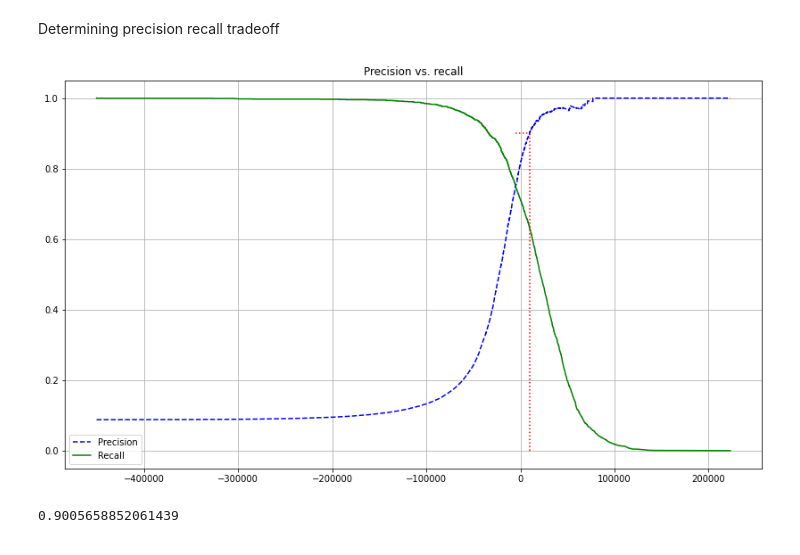
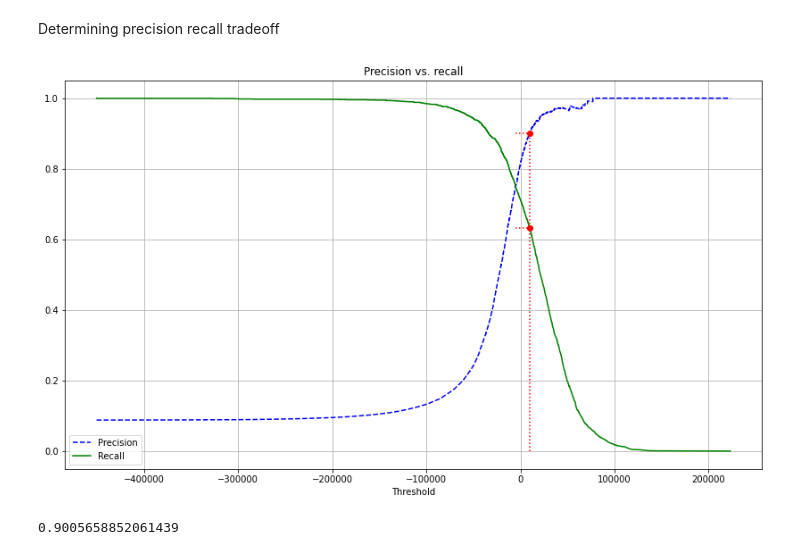
Before and after one commit to cmannnn/mnist, a Jupyter notebook: MNIST.ipynb, the cells around one changed output. Drawn from its saved outputs; the diff is of its cells as text; code cells hidden in the pictures.

```diff
--- a/MNIST.ipynb
+++ b/MNIST.ipynb
@@ -191,20 +191,23 @@ threshold_90_precision = thresholds[np.argmax(precisions >= 0.90)]
 # %%
 # plotting 90% precision 90% recall ROC graph
 fig, ax = plt.subplots(figsize=[14,8])
 
 plt.plot(thresholds, precisions[:-1], 'b--', label='Precision')
 plt.plot(thresholds, recalls[:-1], 'g-', label='Recall')
 
 plt.plot([threshold_90_precision, threshold_90_precision], [0., 0.9], 'r:')
 plt.plot([-5000, threshold_90_precision], [0.9, 0.9], 'r:')
-
+plt.plot([-5000, threshold_90_precision], [recall_90_precision, recall_90_precision], 'r:')
+plt.plot([threshold_90_precision], [0.9], 'ro')
+plt.plot([threshold_90_precision], [recall_90_precision], 'ro')
 
 plt.grid(True)
+plt.xlabel('Threshold')
 plt.title('Precision vs. recall')
 plt.legend()
 plt.show()
 # %% [output]
-[figure, old version]
+[figure, new version]
 # %%
 # aiming for 90% precision with argmax
 threshold_90_precision = thresholds[np.argmax(precisions >= 0.90)]
```
